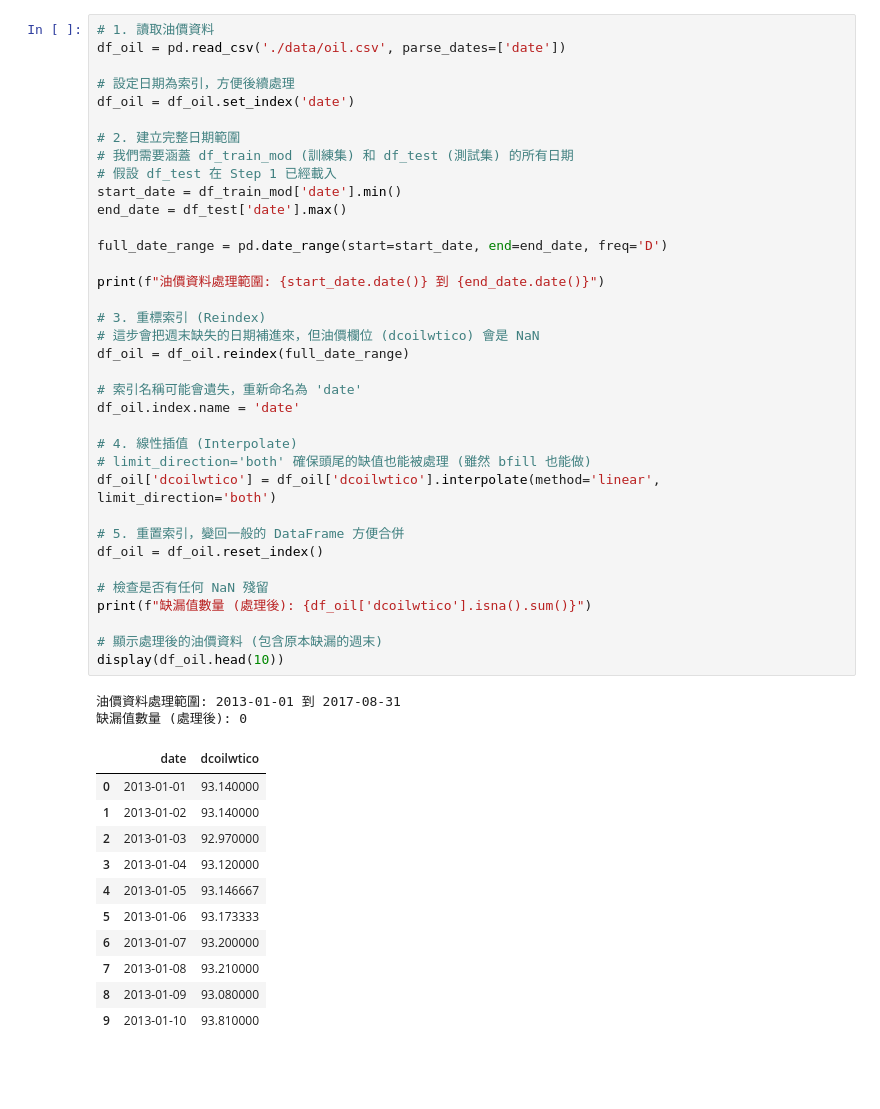
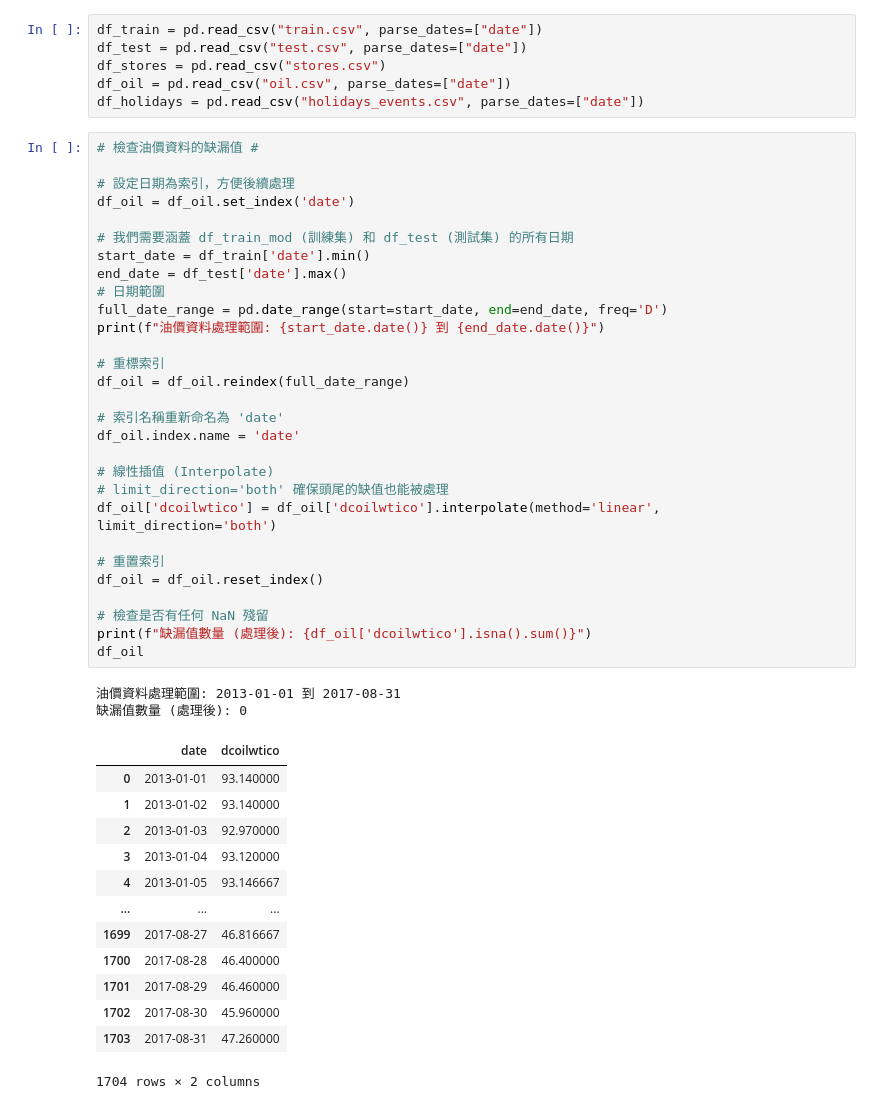
Before and after one commit to Sylvan945/mis583-group18, a Jupyter notebook: main.ipynb, the cells around one changed output. Drawn from its saved outputs; the diff is of its cells as text; blank space fills up the shorter version.

```diff
--- a/main.ipynb
+++ b/main.ipynb
@@ -78,50 +9,51 @@ Test Data Shape: (28512, 5)
+# %%
+df_train = pd.read_csv("train.csv", parse_dates=["date"])
+df_test = pd.read_csv("test.csv", parse_dates=["date"])
+df_stores = pd.read_csv("stores.csv")
+df_oil = pd.read_csv("oil.csv", parse_dates=["date"])
+df_holidays = pd.read_csv("holidays_events.csv", parse_dates=["date"])
 # %%
-# 1. 讀取油價資料
-df_oil = pd.read_csv('./data/oil.csv', parse_dates=['date'])
+# 檢查油價資料的缺漏值 #
 
 # 設定日期為索引，方便後續處理
 df_oil = df_oil.set_index('date')
 
-# 2. 建立完整日期範圍
 # 我們需要涵蓋 df_train_mod (訓練集) 和 df_test (測試集) 的所有日期
-# 假設 df_test 在 Step 1 已經載入
-start_date = df_train_mod['date'].min()
+start_date = df_train['date'].min()
 end_date = df_test['date'].max()
-
+# 日期範圍
 full_date_range = pd.date_range(start=start_date, end=end_date, freq='D')
-
 print(f"油價資料處理範圍: {start_date.date()} 到 {end_date.date()}")
 
-# 3. 重標索引 (Reindex)
-# 這步會把週末缺失的日期補進來，但油價欄位 (dcoilwtico) 會是 NaN
+# 重標索引
 df_oil = df_oil.reindex(full_date_range)
 
-# 索引名稱可能會遺失，重新命名為 'date'
+# 索引名稱重新命名為 'date'
 df_oil.index.name = 'date'
 
-# 4. 線性插值 (Interpolate)
-# limit_direction='both' 確保頭尾的缺值也能被處理 (雖然 bfill 也能做)
+# 線性插值 (Interpolate)
+# limit_direction='both' 確保頭尾的缺值也能被處理
 df_oil['dcoilwtico'] = df_oil['dcoilwtico'].interpolate(method='linear', limit_direction='both')
 
-# 5. 重置索引，變回一般的 DataFrame 方便合併
+# 重置索引
 df_oil = df_oil.reset_index()
 
 # 檢查是否有任何 NaN 殘留
 print(f"缺漏值數量 (處理後): {df_oil['dcoilwtico'].isna().sum()}")
-
-# 顯示處理後的油價資料 (包含原本缺漏的週末)
-display(df_oil.head(10))
+df_oil
 # %% [output]
 油價資料處理範圍: 2013-01-01 到 2017-08-31
 缺漏值數量 (處理後): 0
 |  | date | dcoilwtico |
 | 0 | 2013-01-01 | 93.140000 |
 | 1 | 2013-01-02 | 93.140000 |
 | 2 | 2013-01-03 | 92.970000 |
 | 3 | 2013-01-04 | 93.120000 |
 | 4 | 2013-01-05 | 93.146667 |
-| 5 | 2013-01-06 | 93.173333 |
-| 6 | 2013-01-07 | 93.200000 |
-| 7 | 2013-01-08 | 93.210000 |
-| 8 | 2013-01-09 | 93.080000 |
-| 9 | 2013-01-10 | 93.810000 |
+| ... | ... | ... |
+| 1699 | 2017-08-27 | 46.816667 |
+| 1700 | 2017-08-28 | 46.400000 |
+| 1701 | 2017-08-29 | 46.460000 |
+| 1702 | 2017-08-30 | 45.960000 |
+| 1703 | 2017-08-31 | 47.260000 |
+1704 rows × 2 columns
```
Also changed, not shown: parts of 23 cells of this notebook, 1 other file.
